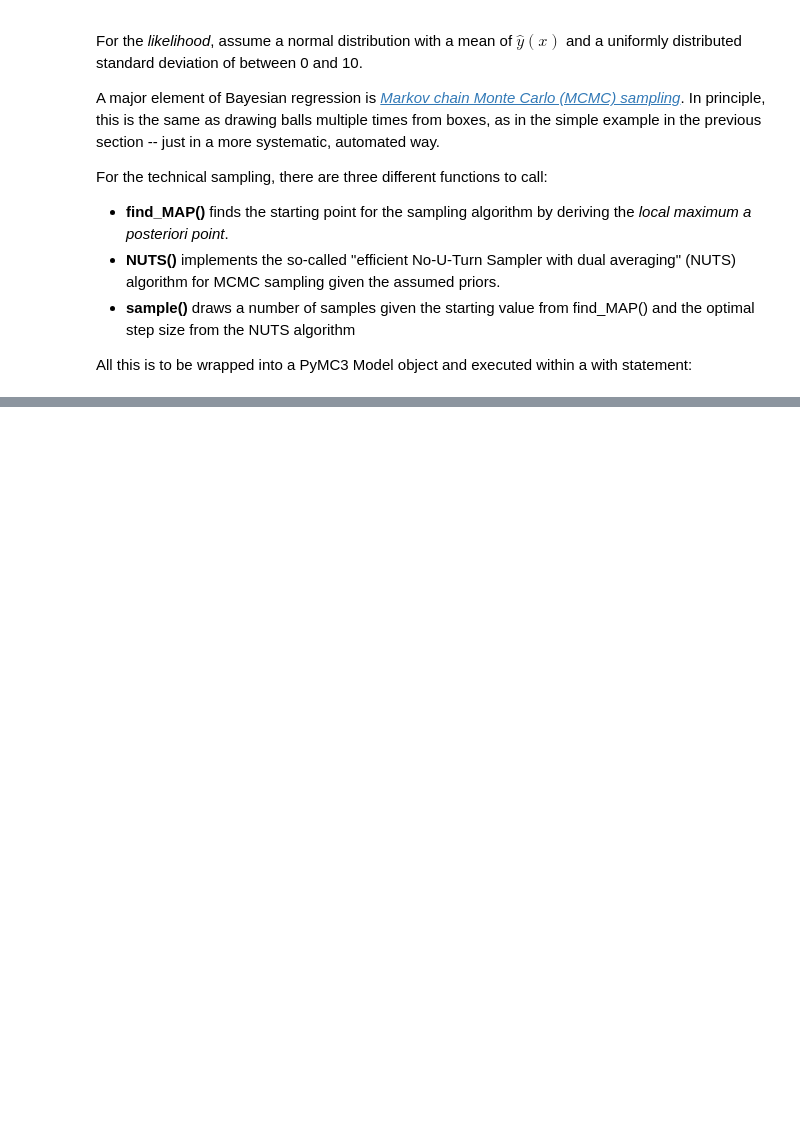
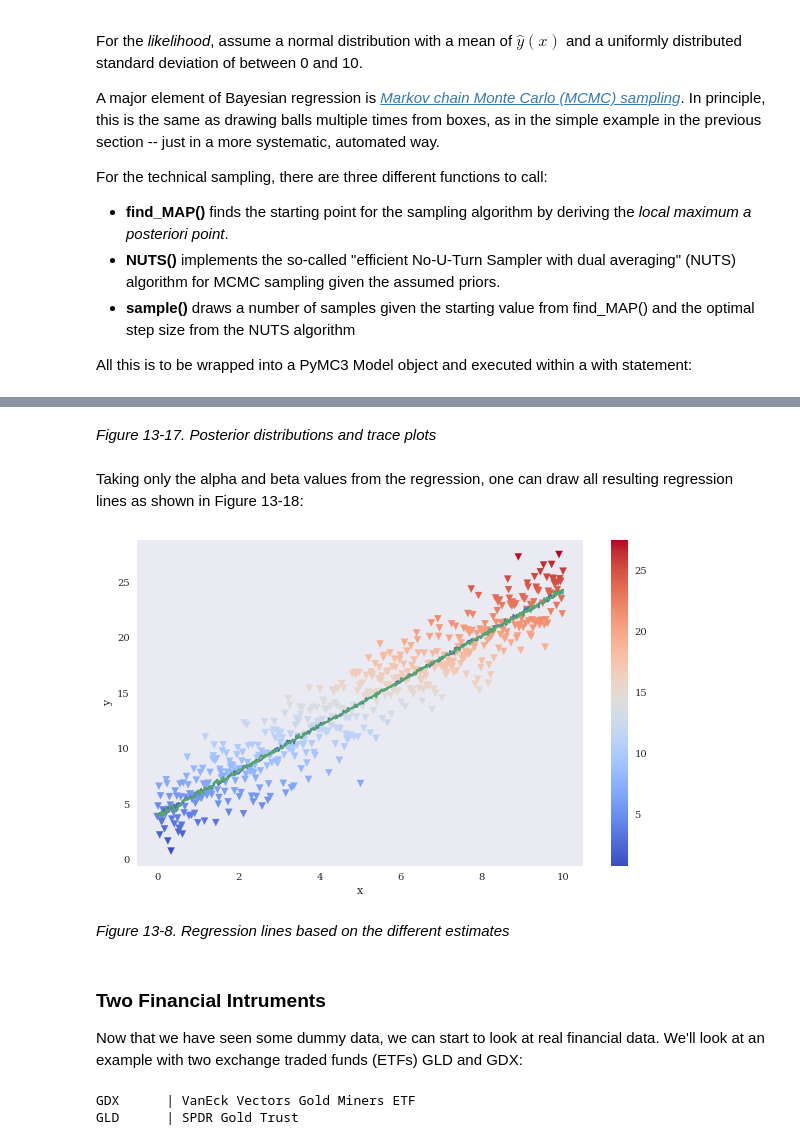
Before and after one commit to mackertp/finance-py, a Jupyter notebook: book_chapters/chapter-13.ipynb, the cells around one changed output, grey strips where cells are left out. Saved outputs shown, nothing was run; the diff lists cells and outputs as text; code cells hidden in the pictures; blank space fills up the shorter version.

```diff
--- a/book_chapters/chapter-13.ipynb
+++ b/book_chapters/chapter-13.ipynb
@@ -1009,0 +1021,20 @@ pm.plot_trace(trace, compact=False, legend=True, figsize=(25,15));
+# %% [markdown]
+*Figure 13-17. Posterior distributions and trace plots*
+# %% [markdown]
+Taking only the alpha and beta values from the regression, one can draw all resulting regression lines as shown in Figure 13-18:
+# %%
+plt.figure(figsize=(10,6))
+plt.scatter(x, y, c=y, marker='v', cmap='coolwarm')
+plt.colorbar()
+plt.xlabel('x')
+plt.ylabel('y')
+for i in range(len(trace['posterior']['alpha'])):
+    # have to make sure shape of x agrees with the shape of the posterior traces
+    plt.plot(x, trace['posterior']['alpha'].values[i] + trace['posterior']['beta'].values[i] * x)
+# %% [output]
+[figure, added]
+# %% [markdown]
+*Figure 13-8. Regression lines based on the different estimates*
+# %% [markdown]
+### Two Financial Intruments
+Now that we have seen some dummy data, we can start to look at real financial data. We'll look at an example with two exchange traded funds (ETFs) GLD and GDX:
@@ -1009,0 +1053,8 @@ pm.plot_trace(trace, compact=False, legend=True, figsize=(25,15));
+# %%
+tick_data = wb.DataReader(stocks, 'yahoo', start_date, end_date)
+eod = tick_data['Adj Close']
+for ric, name in zip(eod.columns, instruments):
+    print('{:8s} | {}'.format(ric, name))
+# %% [output]
+GDX      | VanEck Vectors Gold Miners ETF
+GLD      | SPDR Gold Trust
```
Also changed, not shown: parts of 74 cells of this notebook, 1 other file.
